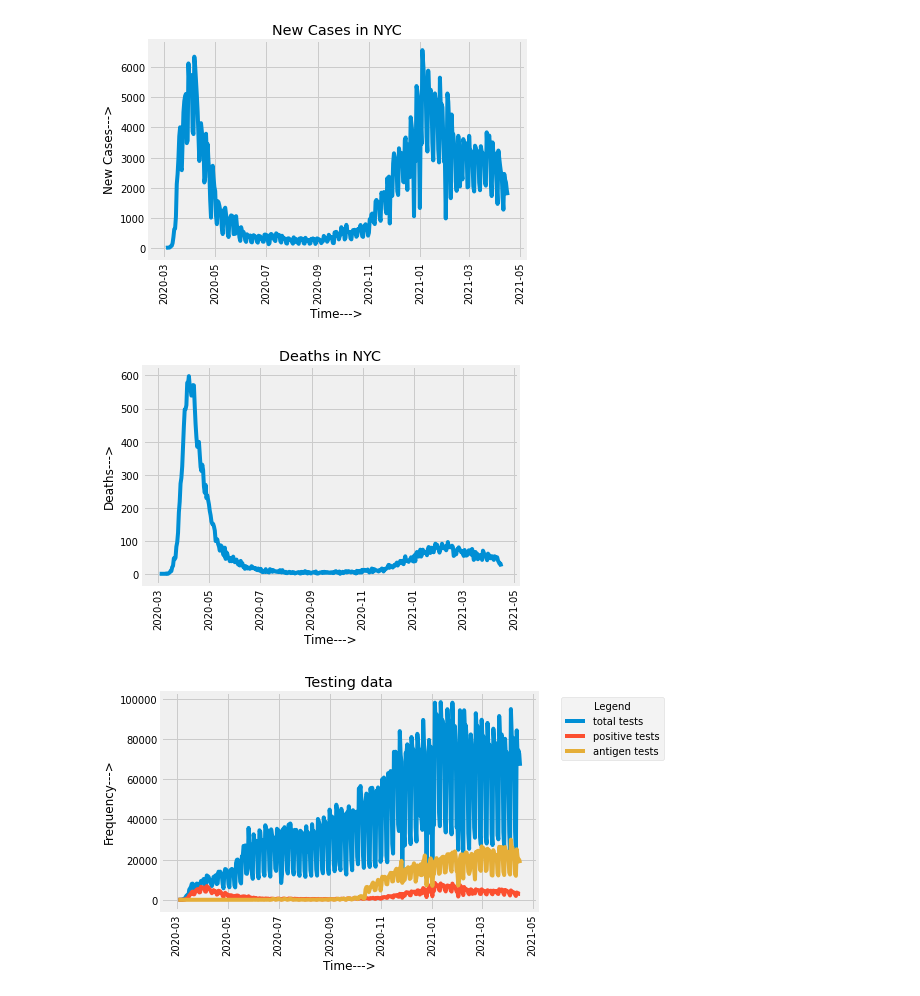
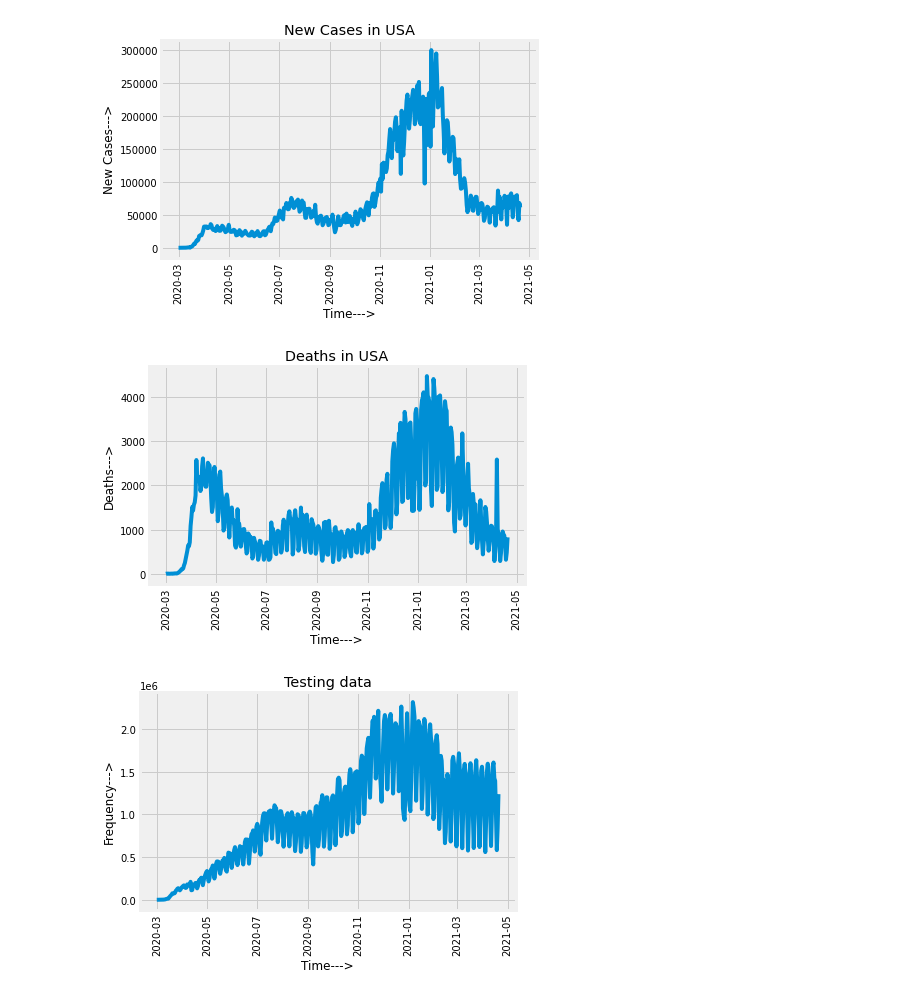
Before and after one commit to nrupeshsurya/Covid-19-TimeSeries-analysis, a Jupyter notebook: src/EDA.ipynb, the cells around one changed output. Cells and saved outputs as stored; diff of their text form; code cells hidden in the pictures.

```diff
--- a/src/EDA.ipynb
+++ b/src/EDA.ipynb
@@ -32,35 +32,35 @@ memory usage: 110.6+ KB
 df = df.rename_axis('Dates').reset_index()
 df['Dates'] = pd.to_datetime(df['Dates'])
 # %%
-plt.plot(df['Dates'],df['CASE_COUNT'])
+plt.plot(df['Dates'],df['new_cases'])
 plt.xticks(rotation='vertical')
 plt.xlabel('Time--->')
 plt.ylabel('New Cases--->')
-plt.title('New Cases in NYC')
+plt.title('New Cases in USA')
 plt.show()
 # %% [output]
-[figure, old version]
+[figure, new version]
 # %%
-plt.plot(df['Dates'],df['DEATH_COUNT'])
+plt.plot(df['Dates'],df['new_deaths'])
 plt.xticks(rotation='vertical')
 plt.xlabel('Time--->')
 plt.ylabel('Deaths--->')
-plt.title('Deaths in NYC')
+plt.title('Deaths in USA')
 plt.show()
 # %% [output]
-[figure, old version]
+[figure, new version]
 # %%
-p1, = plt.plot(df['Dates'],df['TOTAL_TESTS'],label='total tests')
-p2, = plt.plot(df['Dates'],df['POSITIVE_TESTS'],label = 'positive tests')
-p3, = plt.plot(df['Dates'],df['TOTAL_ANTIGEN_TESTS'],label = 'antigen tests')
-plt.legend(handles=[p1, p2, p3], title='Legend', bbox_to_anchor=(1.05, 1), loc='upper left')
+p1, = plt.plot(df['Dates'],df['new_tests'],label='total tests')
+# p2, = plt.plot(df['Dates'],df['POSITIVE_TESTS'],label = 'positive tests')
+# p3, = plt.plot(df['Dates'],df['TOTAL_ANTIGEN_TESTS'],label = 'antigen tests')
+# plt.legend(handles=[p1, p2, p3], title='Legend', bbox_to_anchor=(1.05, 1), loc='upper left')
 plt.xticks(rotation='vertical')
 plt.xlabel('Time--->')
 plt.ylabel('Frequency--->')
 plt.title('Testing data')
 plt.show()
 # %% [output]
-[figure, old version]
+[figure, new version]
 # %%
 p1, = plt.plot(df['Dates'],df['driving'],label='driving')
 p2, = plt.plot(df['Dates'],df['walking'],label = 'walking')
```
Also changed, not shown: parts of 5 cells of this notebook, 14 other files.
